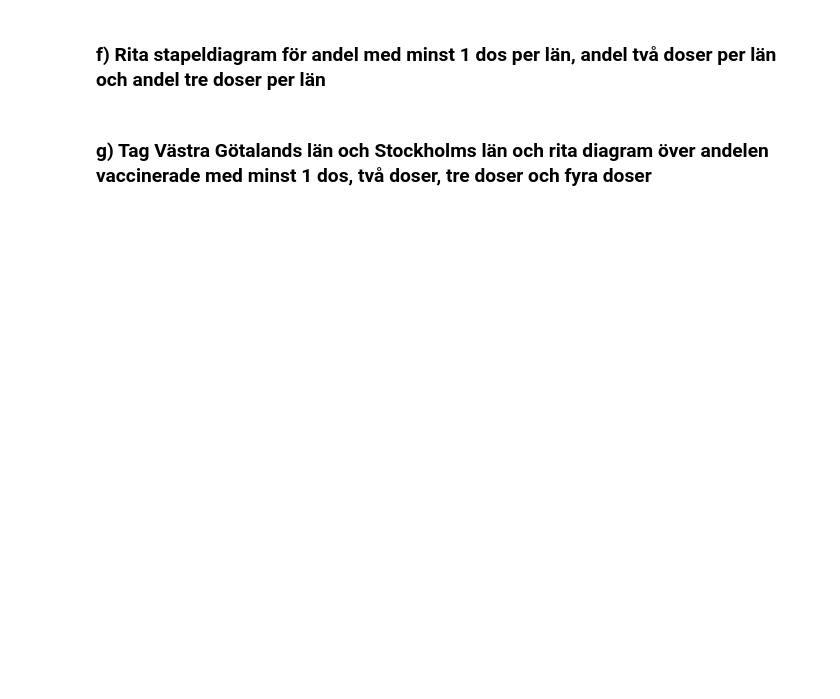
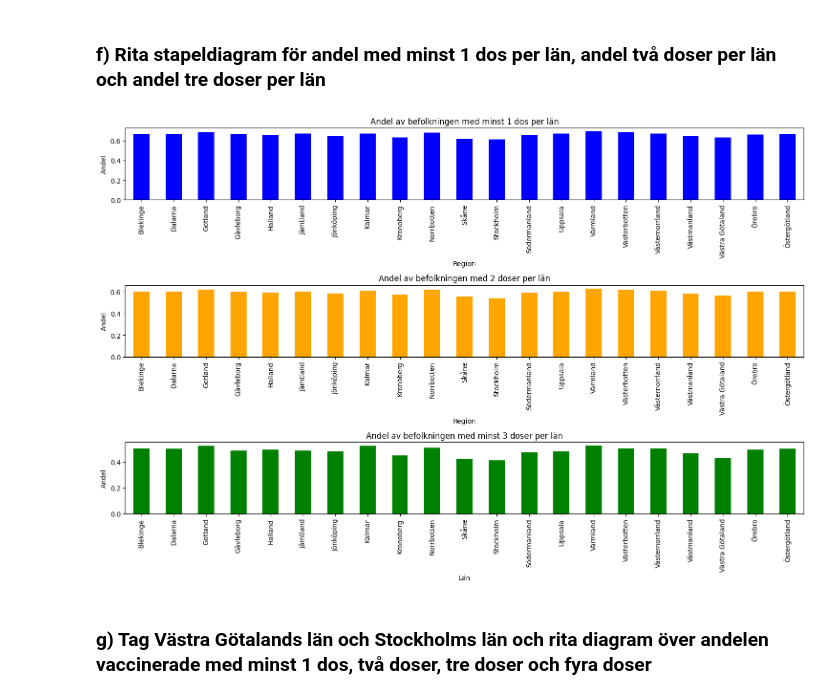
Before and after one commit to JohanNilsStje/Databehandling-Johan-Nilsen-Stjernquist, a Jupyter notebook: Labbar/Labb1/covid_final.ipynb, the cells around one changed output. Cells and saved outputs as stored; diff of their text form; code cells hidden in the pictures; blank space fills up the shorter version.

```diff
--- a/Labbar/Labb1/covid_final.ipynb
+++ b/Labbar/Labb1/covid_final.ipynb
@@ -208,4 +228,47 @@ Det kanske är 1332874 personer
 # %% [markdown]
 ### f) Rita stapeldiagram för andel med minst 1 dos per län, andel två doser per län och andel tre doser per län
+# %%
+sheet_name_one_dose_two_doses = pd.read_excel("data/Folkhalsomyndigheten_Covid19_Vaccine.xlsx", sheet_name='Vaccinerade tidsserie')
+sheet_name_three_doses = pd.read_excel("data/Folkhalsomyndigheten_Covid19_Vaccine.xlsx", sheet_name='Vaccinerade tidsserie dos 3')
+
+# Preparing the data for each vaccination status again: at least 1 dose, 2 doses, and 3 doses
+data_one_dose = sheet_name_one_dose_two_doses[sheet_name_one_dose_two_doses['Vaccinationsstatus'] == 'Minst 1 dos']
+data_two_doses = sheet_name_one_dose_two_doses[sheet_name_one_dose_two_doses['Vaccinationsstatus'] == 'Minst 2 doser']
+data_three_doses = sheet_name_three_doses[sheet_name_three_doses['Vaccinationsstatus'] == '3 doser']
+
+# Removing the "Sverige" entry and grouping the data by region again
+one_dose_percentage = data_one_dose.groupby('Region')['Andel vaccinerade'].mean().drop('| Sverige |')
+two_doses_percentage = data_two_doses.groupby('Region')['Andel vaccinerade'].mean().drop('| Sverige |')
+three_doses_percentage = data_three_doses.groupby('Region')['Andel vaccinerade'].mean().drop('| Sverige |')
+
+# Re-plotting the data without the "Sverige" entry
+plt.figure(figsize=(15, 10))
+
+# Plot for at least one dose
+plt.subplot(3, 1, 1)
+one_dose_percentage.plot(kind='bar', color='blue')
+plt.title('Andel av befolkningen med minst 1 dos per län')
+plt.ylabel('Andel')
+
+# Plot for two doses
+plt.subplot(3, 1, 2)
+two_doses_percentage.plot(kind='bar', color='orange')
+plt.title('Andel av befolkningen med 2 doser per län')
+plt.ylabel('Andel')
+
+# Plot for three doses
+plt.subplot(3, 1, 3)
+three_doses_percentage.plot(kind='bar', color='green')
+plt.title('Andel av befolkningen med minst 3 doser per län')
+plt.ylabel('Andel')
+
+plt.xlabel('Län')
+plt.tight_layout()
+
+plt.savefig("Visualiseringar/Andel_Befolkning_Doser") # Saves the figure to Visualiseringar
+
+plt.show()
+# %% [output]
+[figure, added]
 # %% [markdown]
 ### g) Tag Västra Götalands län och Stockholms län och rita diagram över andelen vaccinerade med minst 1 dos, två doser, tre doser och fyra doser
```
Also changed, not shown: parts of 5 cells of this notebook, 5 other files.
